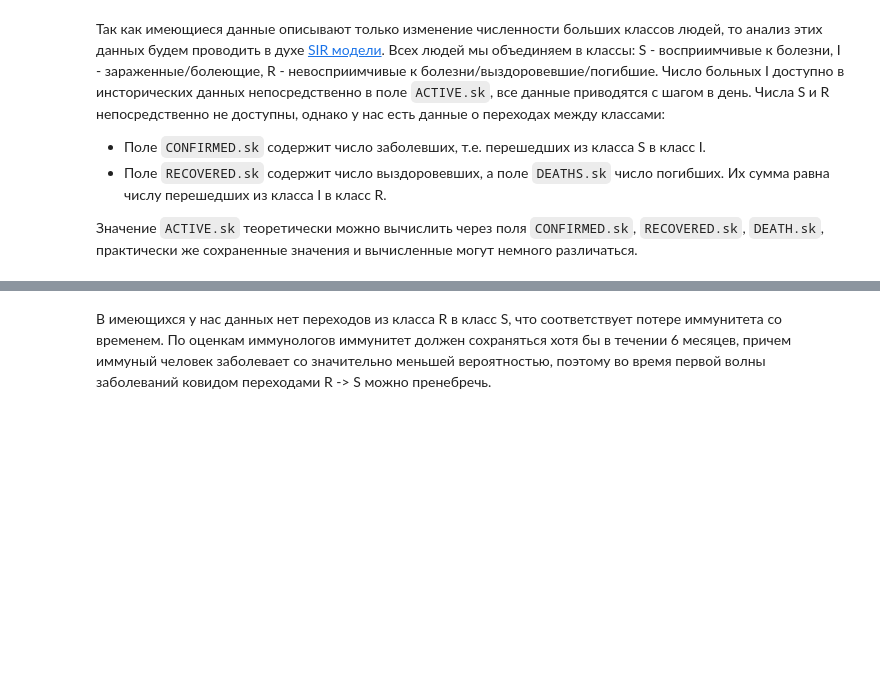
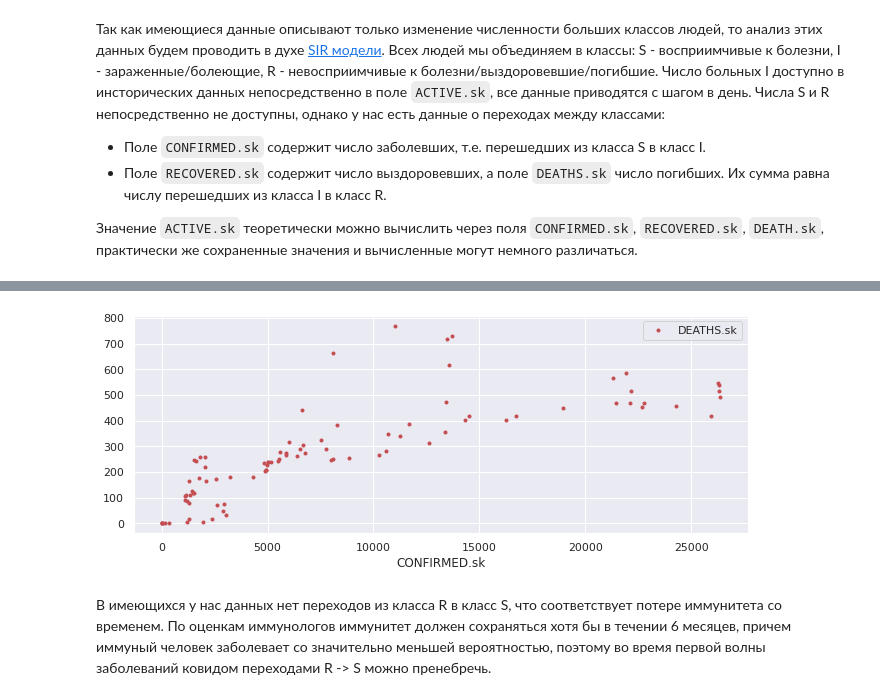
Before and after one commit to alepoydes/introduction-to-numerical-simulation, a Jupyter notebook: practice/covid/COVID-19.ipynb, the cells around one changed output, grey strips where cells are left out. Saved outputs shown, nothing was run; the diff lists cells and outputs as text; code cells hidden in the pictures; blank space fills up the shorter version.

```diff
--- a/practice/covid/COVID-19.ipynb
+++ b/practice/covid/COVID-19.ipynb
@@ -134,3 +134,9 @@ plt.show()
+# %%
+# Посмотрим, как число больных связано со смертностью.
+data7.plot(x="CONFIRMED.sk",y="DEATHS.sk", style='.r')
+plt.show()
+# %% [output]
+[figure, added]
 # %% [markdown]
 В имеющихся у нас данных нет переходов из класса R в класс S, что соответствует потере иммунитета со временем.
 По оценкам иммунологов иммунитет должен сохраняться хотя бы в течении 6 месяцев, причем иммуный человек заболевает со значительно меньшей вероятностью, поэтому во время первой волны заболеваний ковидом переходами R -> S можно пренебречь.
```
Also changed, not shown: parts of 11 cells of this notebook.
